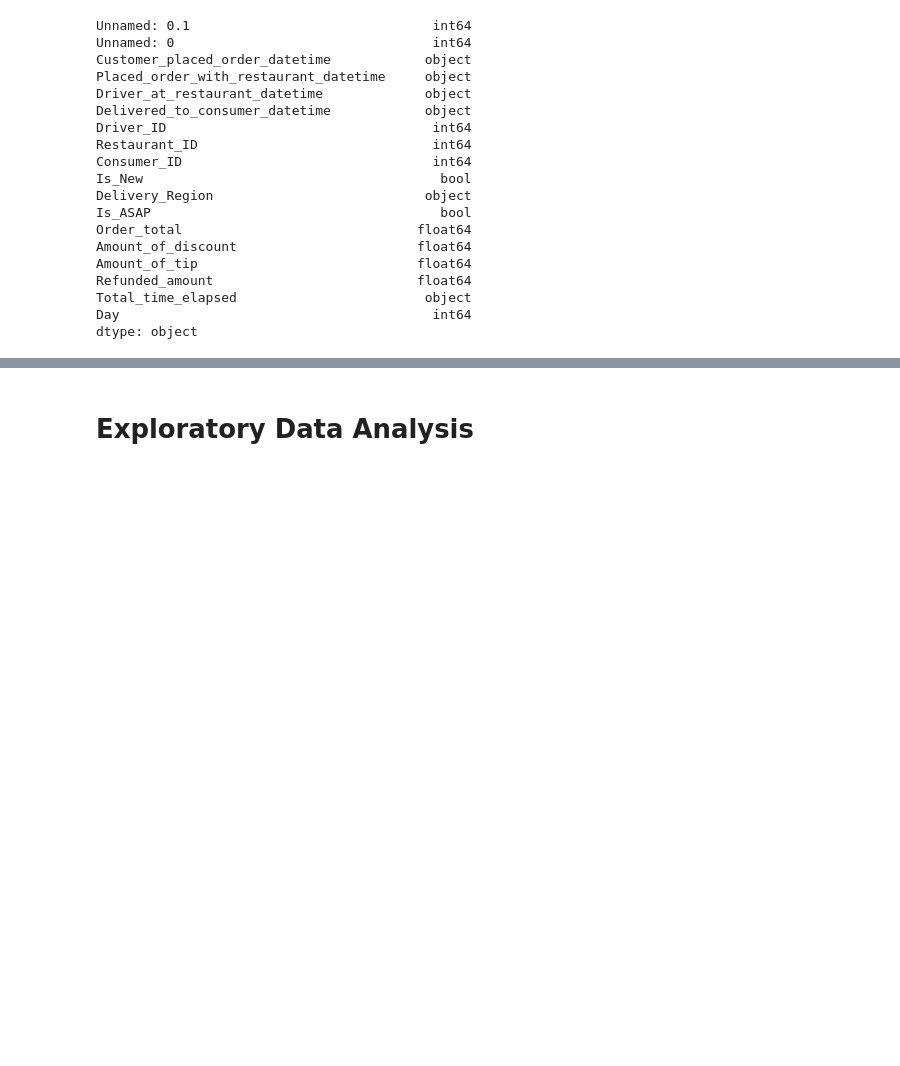
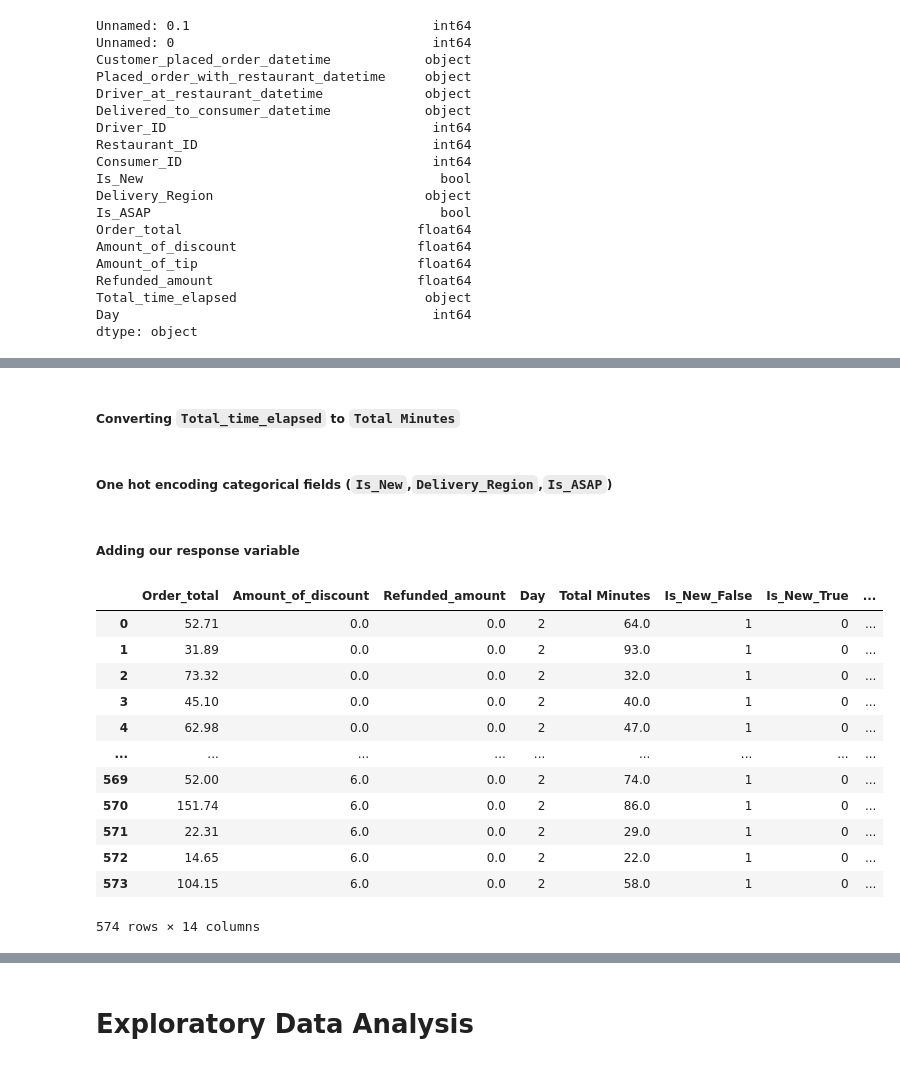
Before and after one commit to cakuang1/DDs3tosf, a Jupyter notebook: eda.ipynb, the cells around one changed output, grey strips where cells are left out. Drawn from its saved outputs; the diff is of its cells as text; code cells hidden in the pictures; blank space fills up the shorter version.

```diff
--- a/eda.ipynb
+++ b/eda.ipynb
@@ -79,0 +139,2 @@ dtype: object
+# %% [markdown]
+##### Converting `Total_time_elapsed` to `Total Minutes`
@@ -79,0 +162,2 @@ dtype: object
+# %% [markdown]
+##### One hot encoding categorical fields (`Is_New`,`Delivery_Region`,`Is_ASAP`)
@@ -79,0 +166,20 @@ dtype: object
+# %% [markdown]
+##### Adding our response variable
+# %%
+v3['Tip?'] = np.where(v3['Amount_of_tip'] == 0, 0, 1)
+finalv = v3.drop(columns=['Amount_of_tip'])
+finalv
+# %% [output]
+|  | Order_total | Amount_of_discount | Refunded_amount | Day | Total Minutes | Is_New_False | Is_New_True | ... |
+| 0 | 52.71 | 0.0 | 0.0 | 2 | 64.0 | 1 | 0 | ... |
+| 1 | 31.89 | 0.0 | 0.0 | 2 | 93.0 | 1 | 0 | ... |
+| 2 | 73.32 | 0.0 | 0.0 | 2 | 32.0 | 1 | 0 | ... |
+| 3 | 45.10 | 0.0 | 0.0 | 2 | 40.0 | 1 | 0 | ... |
+| 4 | 62.98 | 0.0 | 0.0 | 2 | 47.0 | 1 | 0 | ... |
+| ... | ... | ... | ... | ... | ... | ... | ... | ... |
+| 569 | 52.00 | 6.0 | 0.0 | 2 | 74.0 | 1 | 0 | ... |
+| 570 | 151.74 | 6.0 | 0.0 | 2 | 86.0 | 1 | 0 | ... |
+| 571 | 22.31 | 6.0 | 0.0 | 2 | 29.0 | 1 | 0 | ... |
+| 572 | 14.65 | 6.0 | 0.0 | 2 | 22.0 | 1 | 0 | ... |
+| 573 | 104.15 | 6.0 | 0.0 | 2 | 58.0 | 1 | 0 | ... |
+574 rows × 14 columns
```
Also changed, not shown: parts of 27 cells of this notebook, 4 other files.
